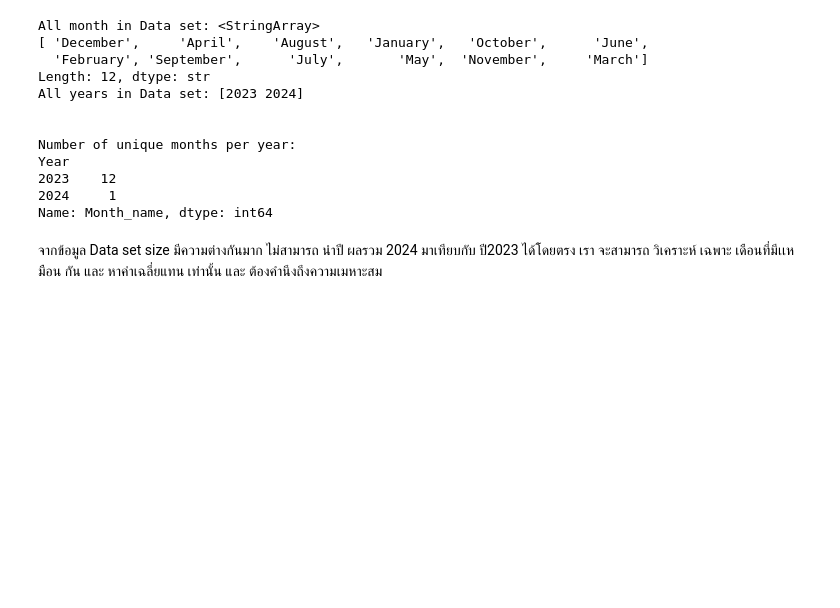
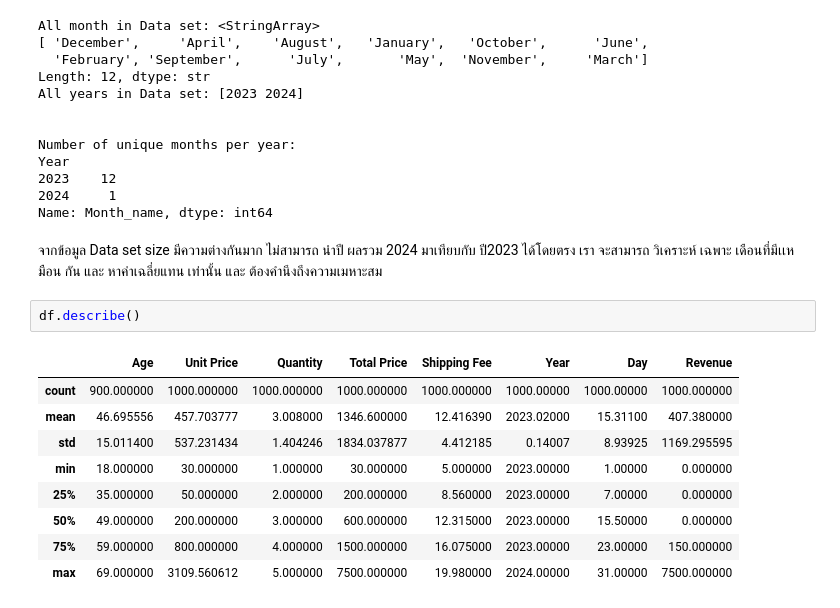
Before and after one commit to ppts2545/E-commerce-Sales-and-Customer-Insights-Dataset, a Jupyter notebook: notebooks/03_eda_overview.ipynb, the cells around one changed output. Cells and saved outputs as stored; diff of their text form; blank space fills up the shorter version.

```diff
--- a/notebooks/03_eda_overview.ipynb
+++ b/notebooks/03_eda_overview.ipynb
@@ -104,5 +119,17 @@ Year
 2023    12
 2024     1
 Name: Month_name, dtype: int64
-# %% [markdown]
-จากข้อมูล Data set size มีความต่างกันมาก ไม่สามารถ นําปี ผลรวม 2024 มาเทียบกับ ปี2023 ได้โดยตรง เรา จะสามารถ วิเคราะห์ เฉพาะ เดือนที่มีเเหมือน กัน และ หาค่าเฉลี่ยแทน เท่านั้น และ ต้องคํานึงถึงความเมหาะสม
+# %% [markdown]
+จากข้อมูล Data set size มีความต่างกันมาก ไม่สามารถ นําปี ผลรวม 2024 มาเทียบกับ ปี2023 ได้โดยตรง เรา จะสามารถ วิเคราะห์ เฉพาะ เดือนที่มีเเหมือน กัน และ หาค่าเฉลี่ยแทน เท่านั้น และ ต้องคํานึงถึงความเมหาะสม
+# %%
+df.describe()
+# %% [output]
+|  | Age | Unit Price | Quantity | Total Price | Shipping Fee | Year | Day | Revenue |
+| count | 900.000000 | 1000.000000 | 1000.000000 | 1000.000000 | 1000.000000 | 1000.00000 | 1000.00000 | 1000.000000 |
+| mean | 46.695556 | 457.703777 | 3.008000 | 1346.600000 | 12.416390 | 2023.02000 | 15.31100 | 407.380000 |
+| std | 15.011400 | 537.231434 | 1.404246 | 1834.037877 | 4.412185 | 0.14007 | 8.93925 | 1169.295595 |
+| min | 18.000000 | 30.000000 | 1.000000 | 30.000000 | 5.000000 | 2023.00000 | 1.00000 | 0.000000 |
+| 25% | 35.000000 | 50.000000 | 2.000000 | 200.000000 | 8.560000 | 2023.00000 | 7.00000 | 0.000000 |
+| 50% | 49.000000 | 200.000000 | 3.000000 | 600.000000 | 12.315000 | 2023.00000 | 15.50000 | 0.000000 |
+| 75% | 59.000000 | 800.000000 | 4.000000 | 1500.000000 | 16.075000 | 2023.00000 | 23.00000 | 150.000000 |
+| max | 69.000000 | 3109.560612 | 5.000000 | 7500.000000 | 19.980000 | 2024.00000 | 31.00000 | 7500.000000 |
```
Also changed, not shown: parts of 9 cells of this notebook.
